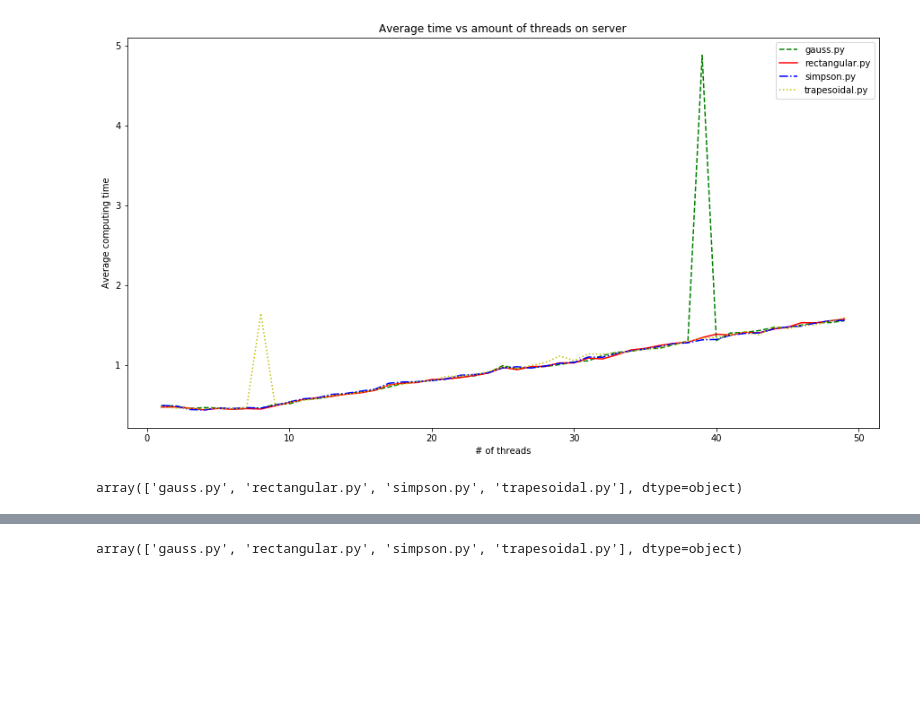
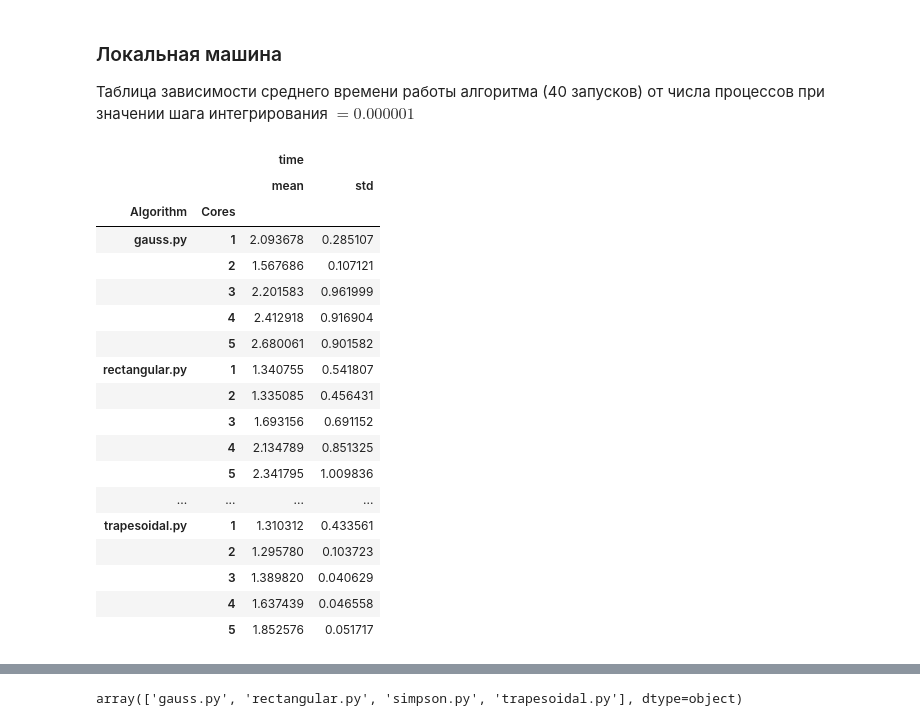
Before and after one commit to Venopacman/mpi_lab, a Jupyter notebook: Отчет о Лабораторной работе. Смирнов Павел.ipynb, the cells around one changed output, grey strips where cells are left out. Cells and saved outputs as stored; diff of their text form; code cells hidden in the pictures; blank space fills up the shorter version.

```diff
--- a/survey.ipynb
+++ b/Отчет о Лабораторной работе. Смирнов Павел.ipynb
@@ -25,12 +57,0 @@ trapesoidal_df = fp_cluster_df[fp_cluster_df.Algorithm == 'trapesoidal.py']
-# %%
-plt.plot(gauss_df.Cores, gauss_df.AVG_time , 'g--')
-plt.plot(rectangular_df.Cores, rectangular_df.AVG_time, 'r-')
-plt.plot(simpson_df.Cores, simpson_df.AVG_time, 'b-.')
-plt.plot(trapesoidal_df.Cores, trapesoidal_df.AVG_time, 'y:')
-plt.ylabel('Average computing time')
-plt.xlabel('# of threads')
-plt.title('Average time vs amount of threads on server')
-plt.legend(fp_cluster_df.Algorithm.unique(),)
-plt.show()
-# %% [output]
-[figure, removed]
@@ -38,0 +58,3 @@ fp_local_df = pd.read_csv('fp_experiment.csv')
+# %% [markdown]
+### Локальная машина
+Таблица зависимости среднего времени работы алгоритма (40 запусков) от числа процессов при значении шага интегрирования $=0.000001$
@@ -39,4 +63,22 @@ fp_local_df = pd.read_csv('fp_experiment.csv')
 # %%
-fp_local_df.Algorithm.unique()
+fp_local_df
 # %% [output]
-array(['gauss.py', 'rectangular.py', 'simpson.py', 'trapesoidal.py'], dtype=object)
+|  |  | time |  |
+|  |  | mean | std |
+| Algorithm | Cores |  |  |
+| gauss.py | 1 | 2.093678 | 0.285107 |
+|  | 2 | 1.567686 | 0.107121 |
+|  | 3 | 2.201583 | 0.961999 |
+|  | 4 | 2.412918 | 0.916904 |
+|  | 5 | 2.680061 | 0.901582 |
+| rectangular.py | 1 | 1.340755 | 0.541807 |
+|  | 2 | 1.335085 | 0.456431 |
+|  | 3 | 1.693156 | 0.691152 |
+|  | 4 | 2.134789 | 0.851325 |
+|  | 5 | 2.341795 | 1.009836 |
+| ... | ... | ... | ... |
+| trapesoidal.py | 1 | 1.310312 | 0.433561 |
+|  | 2 | 1.295780 | 0.103723 |
+|  | 3 | 1.389820 | 0.040629 |
+|  | 4 | 1.637439 | 0.046558 |
+|  | 5 | 1.852576 | 0.051717 |
```
Also changed, not shown: parts of 22 cells of this notebook.
